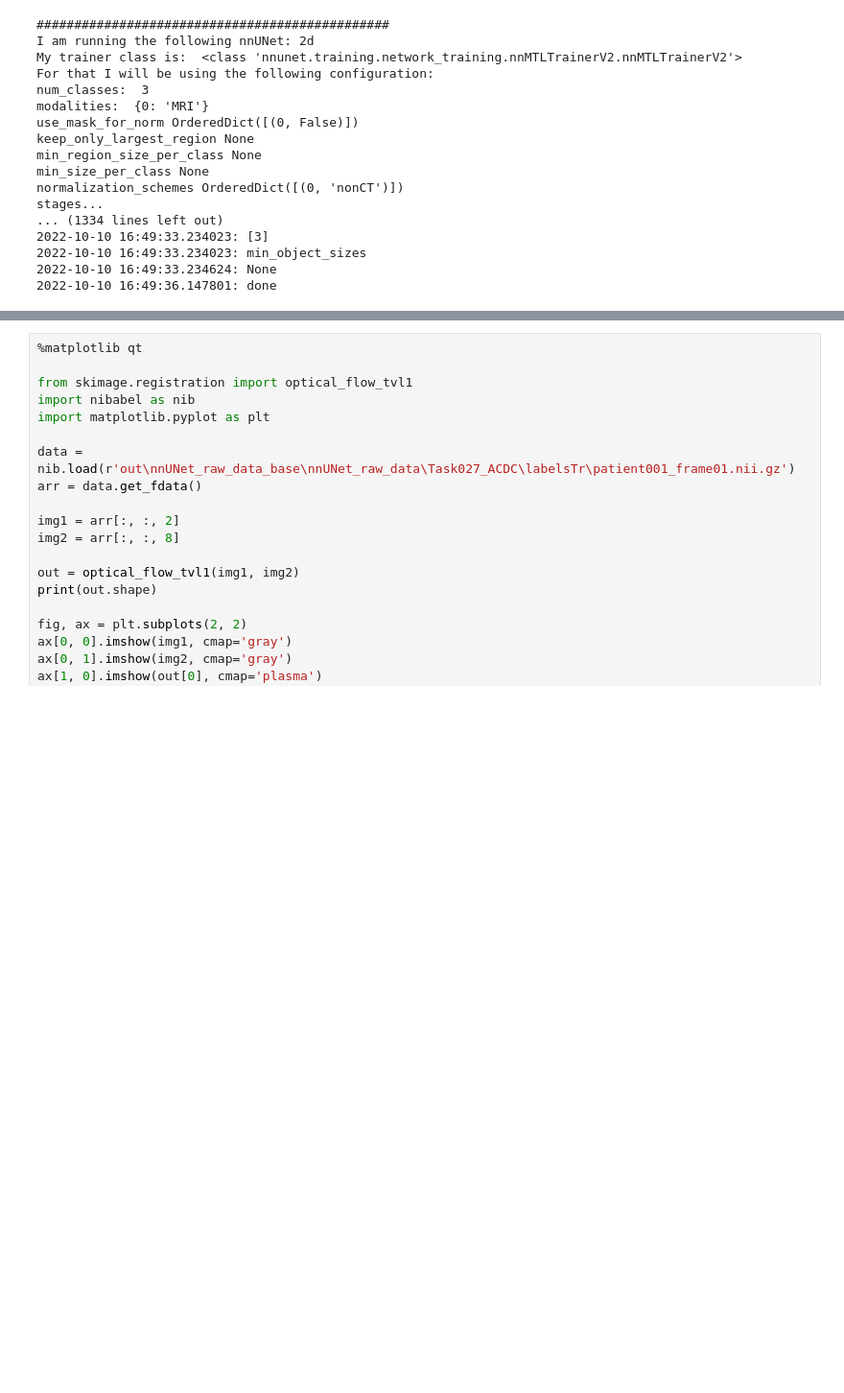
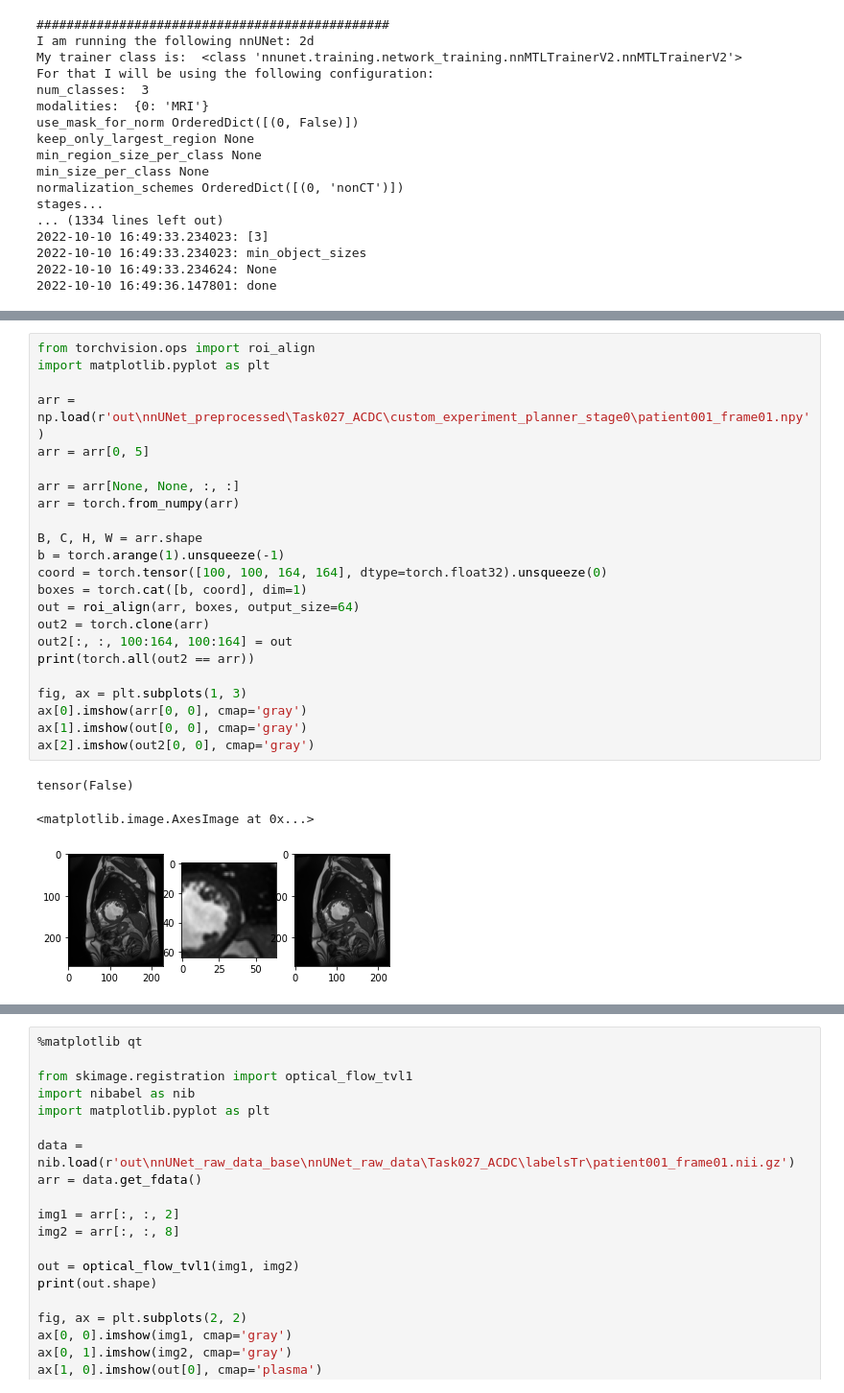
Before and after one commit to nicolas1805961/Cardiac-Segmentation-Optical-flow, a Jupyter notebook: nnunet/experiment.ipynb, the cells around one changed output, grey strips where cells are left out. Shown at 96% size. Saved outputs shown, nothing was run; the diff lists cells and outputs as text; blank space fills up the shorter version.

```diff
--- a/nnunet/experiment.ipynb
+++ b/nnunet/experiment.ipynb
@@ -170,0 +396,27 @@ stages...
+# %%
+from torchvision.ops import roi_align
+import matplotlib.pyplot as plt
+
+arr = np.load(r'out\nnUNet_preprocessed\Task027_ACDC\custom_experiment_planner_stage0\patient001_frame01.npy')
+arr = arr[0, 5]
+
+arr = arr[None, None, :, :]
+arr = torch.from_numpy(arr)
+
+B, C, H, W = arr.shape
+b = torch.arange(1).unsqueeze(-1)
+coord = torch.tensor([100, 100, 164, 164], dtype=torch.float32).unsqueeze(0)
+boxes = torch.cat([b, coord], dim=1)
+out = roi_align(arr, boxes, output_size=64)
+out2 = torch.clone(arr)
+out2[:, :, 100:164, 100:164] = out
+print(torch.all(out2 == arr))
+
+fig, ax = plt.subplots(1, 3)
+ax[0].imshow(arr[0, 0], cmap='gray')
+ax[1].imshow(out[0, 0], cmap='gray')
+ax[2].imshow(out2[0, 0], cmap='gray')
+# %% [output]
+tensor(False)
+<matplotlib.image.AxesImage at 0x...>
+[figure, added]
```
Also changed, not shown: parts of 27 cells of this notebook, 14 other files.
